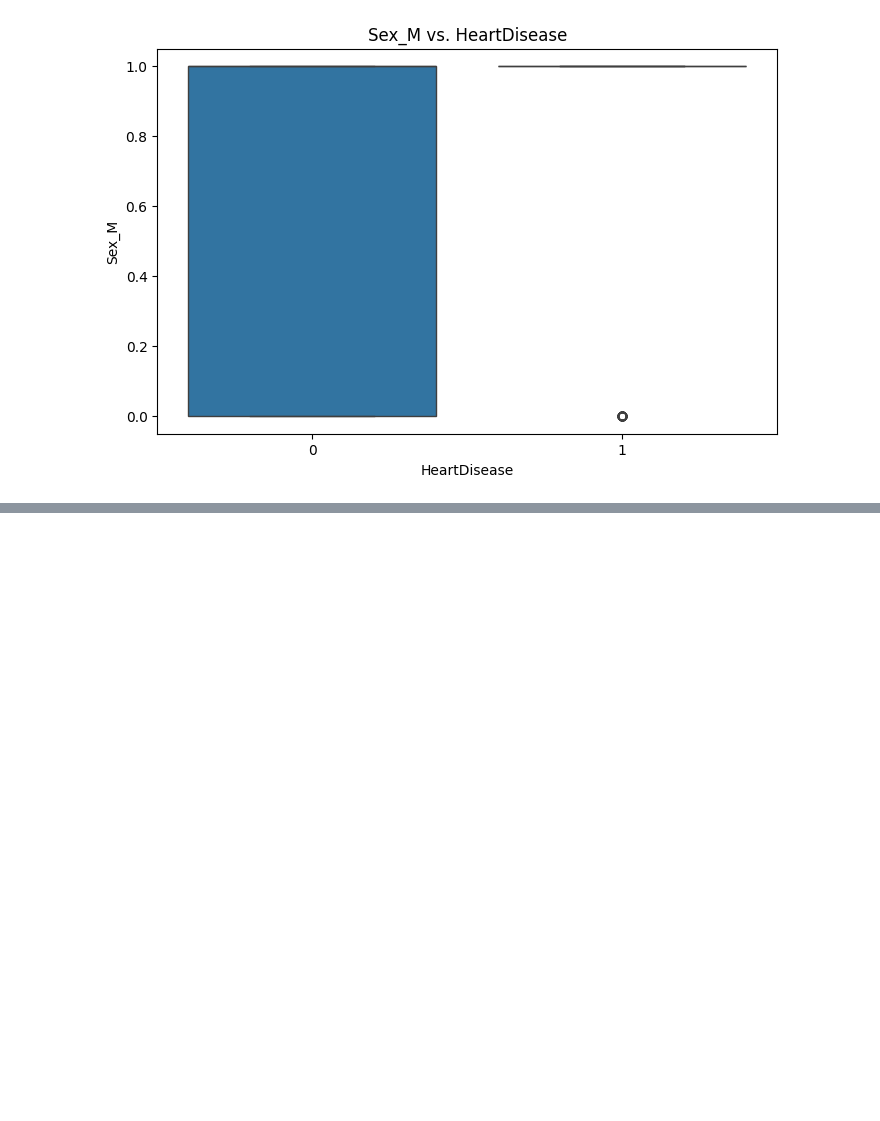
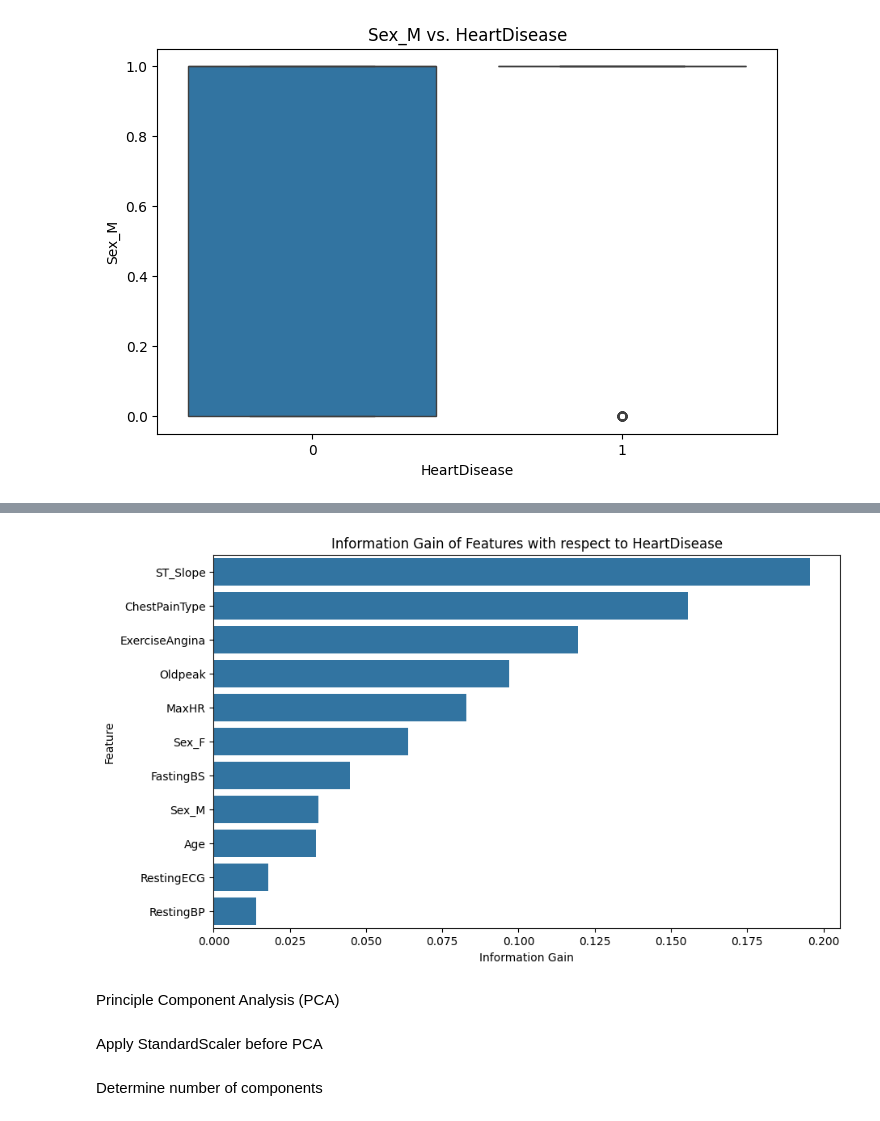
Before and after one commit to abukhalidsiddique/Heart_Failure_Prediction, a Jupyter notebook: Index.ipynb, the cells around one changed output, grey strips where cells are left out. Saved outputs shown, nothing was run; the diff lists cells and outputs as text; code cells hidden in the pictures; blank space fills up the shorter version.

Commit message:
Information Gain and PCA analysis

```diff
--- a/Index.ipynb
+++ b/Index.ipynb
@@ -461,0 +464,8 @@ for col in df:
+# %%
+X_mi = df.drop(columns=['HeartDisease'])
+y_mi = df['HeartDisease']
+# %%
+mi_scores = mutual_info_classif(X_mi, y_mi, random_state=42)
+mi_scores_df = pd.DataFrame({'Feature': X_mi.columns, 'Information Gain': mi_scores})
+mi_scores_df = mi_scores_df.sort_values(by='Information Gain', ascending=False)
+mi_scores_df
@@ -461,0 +485,9 @@ for col in df:
+# %%
+plt.figure(figsize=(10, 6))
+sns.barplot(x='Information Gain', y='Feature', data=mi_scores_df)
+plt.title('Information Gain of Features with respect to HeartDisease')
+plt.show()
+# %% [output]
+[figure, added]
+# %% [markdown]
+Principle Component Analysis (PCA)
@@ -461,0 +497,2 @@ for col in df:
+# %% [markdown]
+Apply StandardScaler before PCA
@@ -461,0 +502,2 @@ for col in df:
+# %% [markdown]
+Determine number of components
```
Also changed, not shown: parts of 9 cells of this notebook.
